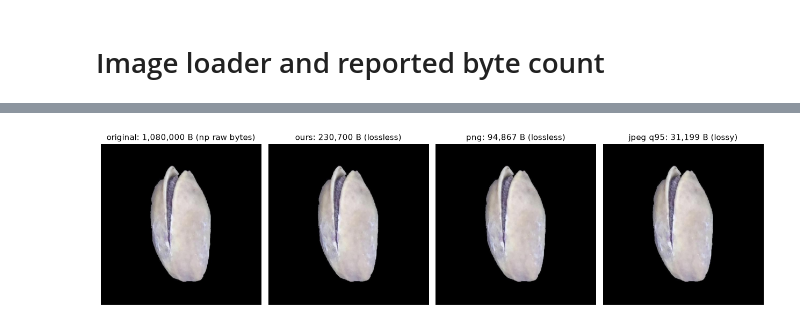
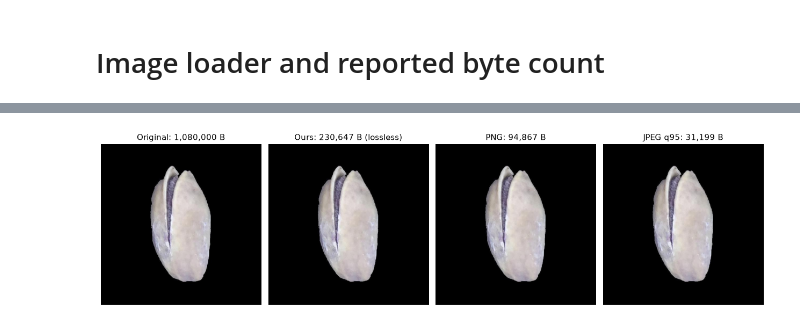
Before and after one commit to OleMarGlo/IDIG4120, a Jupyter notebook: p2.ipynb, the cells around one changed output, grey strips where cells are left out. Saved outputs shown, nothing was run; the diff lists cells and outputs as text; code cells hidden in the pictures.

```diff
--- a/p2.ipynb
+++ b/p2.ipynb
@@ -452,21 +566,32 @@ def load_images(folder: Path, limit=None):
     return records
 
 def parse_array_stream(compressed):
-    if len(compressed) < 4 or compressed[:4] != MAGIC_ARRAY:
+    if len(compressed) < 8 or compressed[:4] != MAGIC_ARRAY:
         raise ValueError("not an array stream")
 
-    inner = compressed[4:]
+    meta_len = int.from_bytes(compressed[4:8], "big")
+    meta_end = 8 + meta_len
+
+    if meta_end > len(compressed):
+        raise ValueError("truncated array metadata")
+
+    meta = json.loads(compressed[8:meta_end].decode("utf-8"))
+    inner = compressed[meta_end:]
+
     orig_len, present, _, pos = parse_header(inner)
     n_sym = len(present)
 
     return {
         "marker": 4,
+        "length_field": 4,
+        "metadata": meta_len,
         "header": BASE_HEADER_BYTES,
         "table": 2 * n_sym,
         "payload": len(inner) - pos,
         "n_syms": n_sym,
         "inner_orig_len": orig_len,
-	}
+        "predictor": meta["predictor"],
+    }
 
 def show_image(ax, a, title=None):
     ax.imshow(a)
@@ -475,9 +600,17 @@ def show_image(ax, a, title=None):
         ax.set_title(title)
 
 def stream_meta(compressed):
-    body = decompress_bytes(compressed[4:])
-    meta_bytes, _ = body.split(b"\x00", 1)
-    return json.loads(meta_bytes.decode("utf-8")), len(meta_bytes)
+    if len(compressed) < 8 or compressed[:4] != MAGIC_ARRAY:
+        raise ValueError("not an array stream")
+
+    meta_len = int.from_bytes(compressed[4:8], "big")
+    meta_end = 8 + meta_len
+
+    if meta_end > len(compressed):
+        raise ValueError("truncated array metadata")
+
+    meta = json.loads(compressed[8:meta_end].decode("utf-8"))
+    return meta, meta_len
 
 def jepg_bytes(arr, quality=95, subsampling=0):
     buf = io.BytesIO()
@@ -499,7 +632,7 @@ def png_decoded(arr):
     Image.fromarray(arr).save(buf, format="PNG")
     return np.asarray(Image.open(buf).convert("RGB"))
 
-def report(rec, compressed, recovered, header_bytes=13):
+def report(rec, compressed, recovered):
     arr = rec["arr"]
     raw = arr.nbytes
     out = len(compressed)
@@ -507,26 +640,50 @@ def report(rec, compressed, recovered, header_bytes=13):
     acc = parse_array_stream(compressed)
     meta, meta_len = stream_meta(compressed)
 
-    side = acc["marker"] + acc["header"] + acc["table"]
+    side = (
+        acc["marker"]
+        + acc["length_field"]
+        + acc["metadata"]
+        + acc["header"]
+        + acc["table"]
+    )
     payload = acc["payload"]
-    bpp = out * 8 / arr.shape[0] / arr.shape[1]
+
+    bpp = (
+        out * 8 / (arr.shape[0] * arr.shape[1])
+        if arr.ndim >= 2 and arr.shape[0] and arr.shape[1]
+        else 0
+    )
 
     print(f"{rec['path'].name}")
-    print(f"  raw:       {raw:>10,} bytes")
-    print(f"  compressed:{out:>10,} bytes  ({raw/out:.2f}x, {bpp:.2f} bits/pixel, predictor={meta["predictor"]})")
-    print(f"    side:    {side:>9,} bytes  (marker 4 + header {acc['header']} + table {acc['table']} for {acc['n_syms']} symbols)")
-    print(f"    payload: {payload:>9,} bytes  (includes {meta_len} B of JSON metadata inside the stream)")
-    print(f"  png baseline (lossless): {png_bytes(arr):,} bytes")
+    print(f"  raw:        {raw:>10,} bytes")
+    print(
+        f"  compressed: {out:>10,} bytes "
+        f"({raw / out:.2f}x, {bpp:.2f} bits/pixel, "
+        f"predictor={meta['predictor']})"
+        if out else
+        f"  compressed: {out:>10,} bytes"
+    )
+    print(
+        f"  side info:  {side:>10,} bytes "
+        f"(marker {acc['marker']} + length field "
+        f"{acc['length_field']} + JSON metadata {meta_len} "
+        f"+ Huffman header {acc['header']} "
+        f"+ symbol table {acc['table']})"
+    )
+    print(f"  payload:    {payload:>10,} bytes (Huffman-coded data)")
+    assert side + payload == out, "Byte accounting does not match stream size"
 
-	# not comparable as jpg is lossy
-    print(f"  jpg baseline, quality=95 (lossy): {jepg_bytes(arr):,} bytes")
-    print(f"  original jpg on disk: {rec['path'].stat().st_size:,} bytes")
+    print(f"  PNG baseline (lossless): {png_bytes(arr):,} bytes")
+    print(f"  JPEG baseline, quality=95 (lossy): {jepg_bytes(arr):,} bytes")
+    print(f"  Original JPEG on disk: {rec['path'].stat().st_size:,} bytes")
 
     fig, axes = plt.subplots(1, 4, figsize=(14, 4), dpi=90)
-    show_image(axes[0], arr,       f"original: {raw:,} B (np raw bytes)")
-    show_image(axes[1], recovered, f"ours: {out:,} B (lossless)")
-    show_image(axes[2], png_decoded(arr), f"png: {png_bytes(arr):,} B (lossless)")
-    show_image(axes[3], jpeg_decoded(arr, 95), f"jpeg q95: {jepg_bytes(arr, 95):,} B (lossy)")
+    show_image(axes[0], arr, f"Original: {raw:,} B")
+    show_image(axes[1], recovered, f"Ours: {out:,} B (lossless)")
+    show_image(axes[2], png_decoded(arr), f"PNG: {png_bytes(arr):,} B")
+    show_image(axes[3], jpeg_decoded(arr, 95),
+               f"JPEG q95: {jepg_bytes(arr, 95):,} B")
     fig.tight_layout()
     plt.show()
 
@@ -549,2 +706,2 @@ kirmizi (1).jpg
-[figure, old version]
+[figure, new version]
 kirmizi (10).jpg
```
Also changed, not shown: parts of 4 cells of this notebook.
